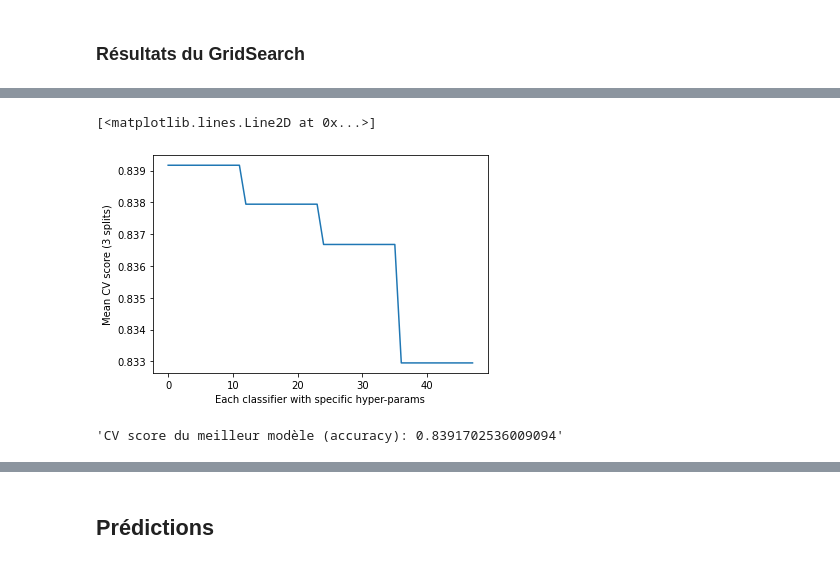
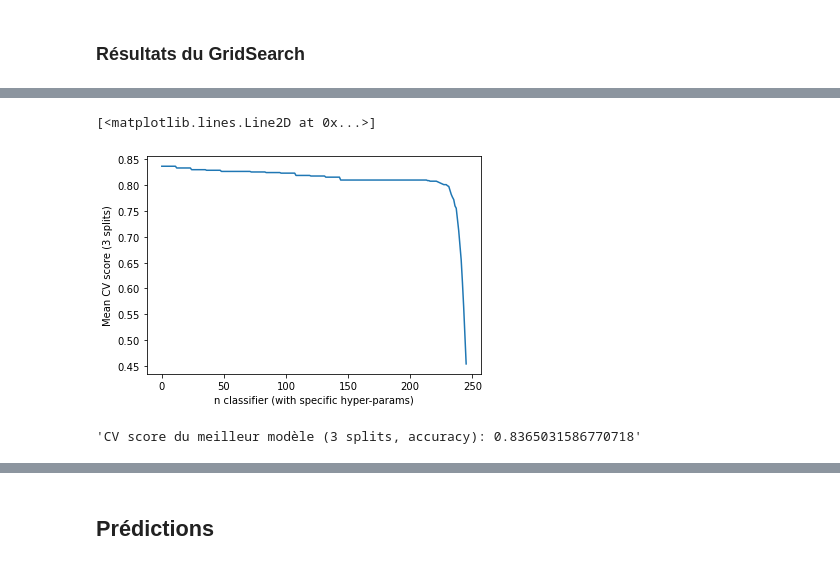
Before and after one commit to p-matt/image-classification, a Jupyter notebook: jupyter/Classifier.ipynb, the cells around one changed output, grey strips where cells are left out. Saved outputs shown, nothing was run; the diff lists cells and outputs as text; code cells hidden in the pictures.

```diff
--- a/jupyter/Classifier.ipynb
+++ b/jupyter/Classifier.ipynb
@@ -164,16 +167,16 @@ array([{'estimator': SVC(C=0.005, kernel='linear'), 'estimator__C': 0.001, 'esti
       dtype=object)
 # %%
 fig, ax = plt.subplots()
-ax.set_xlabel("Each classifier with specific hyper-params")
+ax.set_xlabel("n classifier (with specific hyper-params)")
 ax.set_ylabel("Mean CV score (3 splits)")
 ax.plot(range(estimators.size), scores)
 # %% [output]
 [<matplotlib.lines.Line2D at 0x...>]
-[figure, old version]
+[figure, new version]
 # %%
-f"CV score du meilleur modèle (accuracy): {scores[0]}"
+f"CV score du meilleur modèle (3 splits, accuracy): {scores[0]}"
 # %% [output]
-'CV score du meilleur modèle (accuracy): 0.8391702536009094'
+'CV score du meilleur modèle (3 splits, accuracy): 0.8365031586770718'
 # %%
 y_pred = grid.predict(X_test)
 f"Accuracy du meilleur modèle sur le test set: {accuracy_score(y_test, y_pred)}"
```
Also changed, not shown: parts of 10 cells of this notebook, 9 other files.
